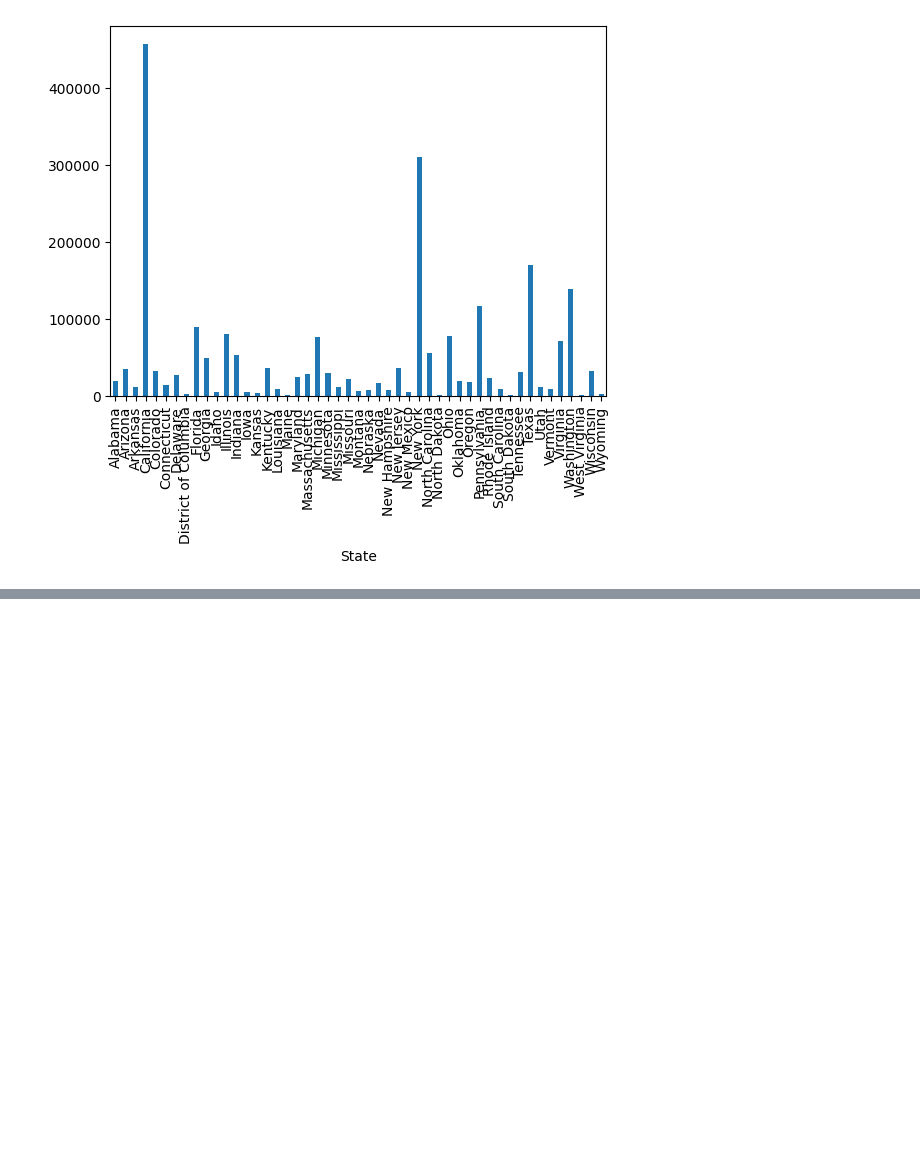
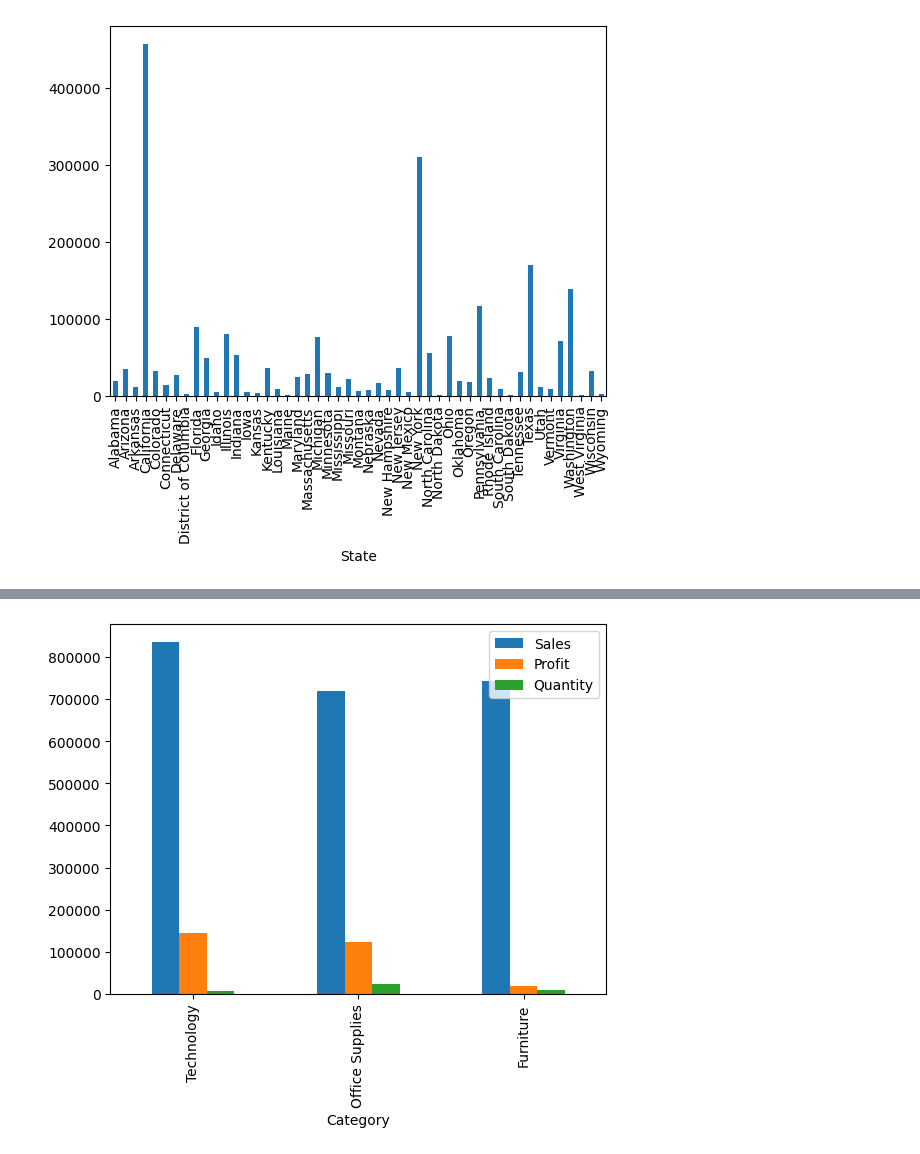
Before and after one commit to VedantVatsa/Analysis-of-Superstore-Dataset, a Jupyter notebook: Analysis.ipynb, the cells around one changed output, grey strips where cells are left out. Saved outputs shown, nothing was run; the diff lists cells and outputs as text; code cells hidden in the pictures; blank space fills up the shorter version.

Commit message:
Analysis
Updated Analysis

```diff
--- a/Analysis.ipynb
+++ b/Analysis.ipynb
@@ -183,0 +238,5 @@ df.groupby("State")["Sales"].sum().plot.bar()
+# %%
+# Category most profitable
+category_analysis=df.groupby(['Category'])[['Sales','Profit','Quantity']].sum()
+category_sorted=(category_analysis.sort_values('Profit',ascending=False))
+category_sorted
@@ -183,0 +249,5 @@ df.groupby("State")["Sales"].sum().plot.bar()
+# %%
+# Plot category wise
+category_plot=category_sorted.plot.bar()
+# %% [output]
+[figure, added]
```
Also changed, not shown: parts of 11 cells of this notebook.
